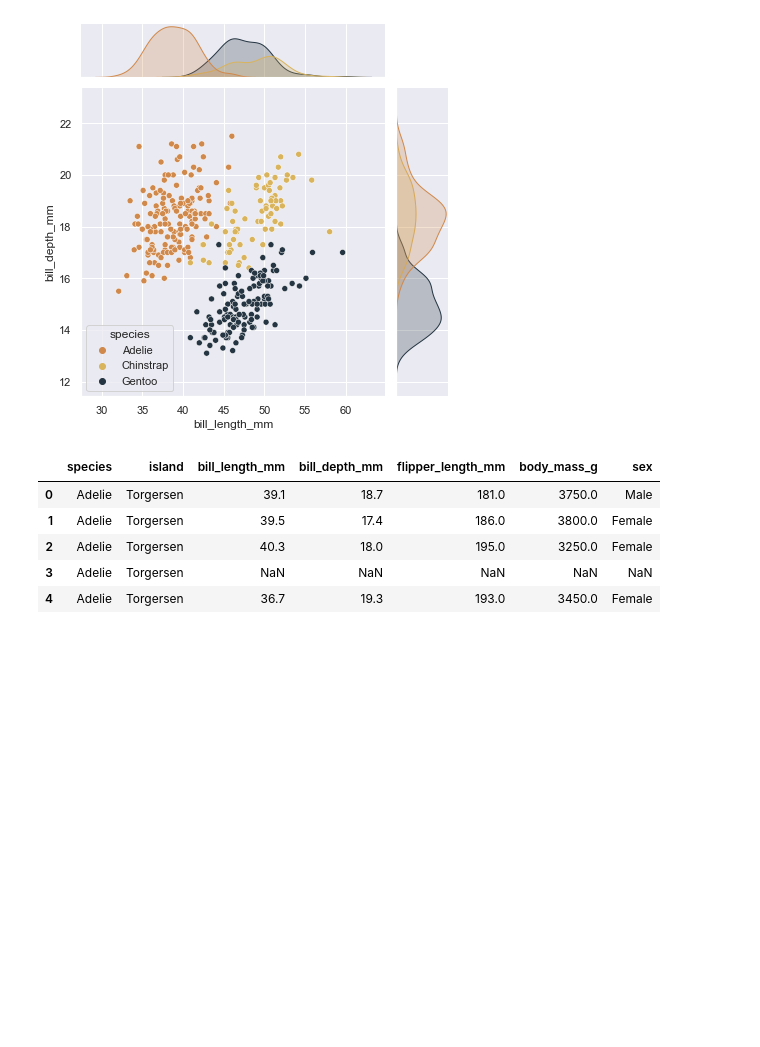
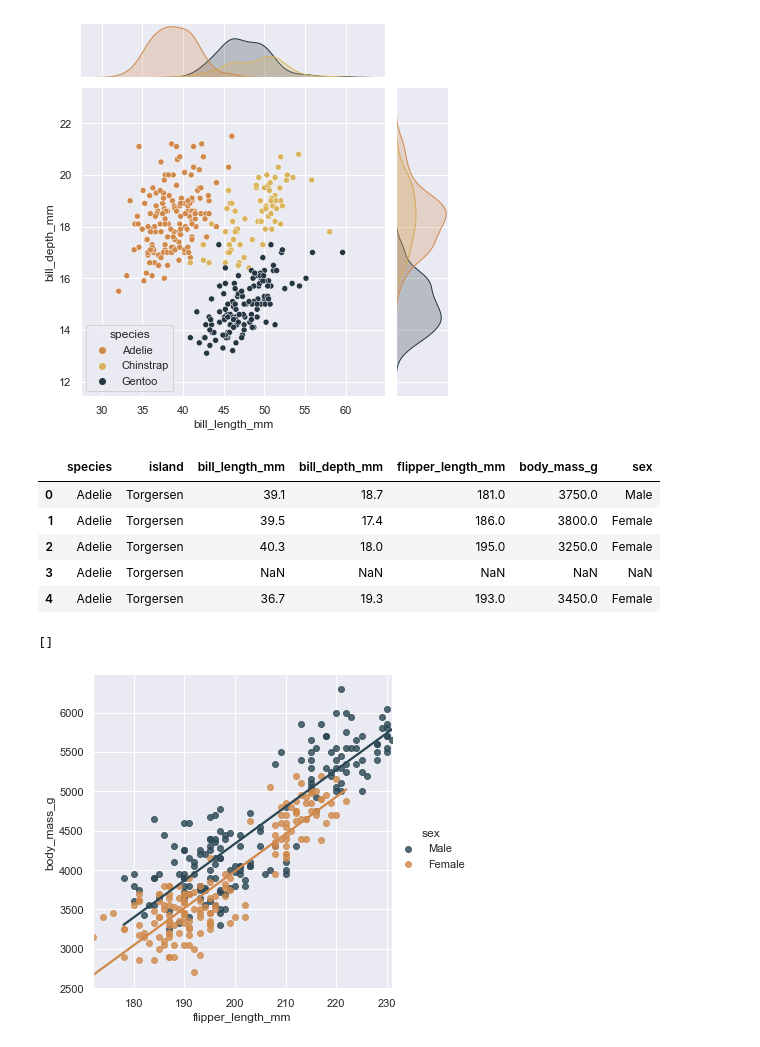
Before and after one commit to HeatherOrtegaMcMillan/numpy-pandas-visualization-exercises, a Jupyter notebook: extra_seaborn_practice.ipynb, the cells around one changed output. Drawn from its saved outputs; the diff is of its cells as text; code cells hidden in the pictures; blank space fills up the shorter version.

Commit message:
add some more charts with more exploration

```diff
--- a/extra_seaborn_practice.ipynb
+++ b/extra_seaborn_practice.ipynb
@@ -229,3 +229,10 @@ penguins.head()
 | 2 | Adelie | Torgersen | 40.3 | 18.0 | 195.0 | 3250.0 | Female |
 | 3 | Adelie | Torgersen | NaN | NaN | NaN | NaN | NaN |
 | 4 | Adelie | Torgersen | 36.7 | 19.3 | 193.0 | 3450.0 | Female |
+# %%
+sns.lmplot(data = penguins, x = 'flipper_length_mm', y = 'body_mass_g', hue = 'sex', palette = ['#2B4753', '#D0894B'], ci = 0)
+
+plt.plot()
+# %% [output]
+[]
+[figure, added]
```
Also changed, not shown: parts of 3 cells of this notebook.
